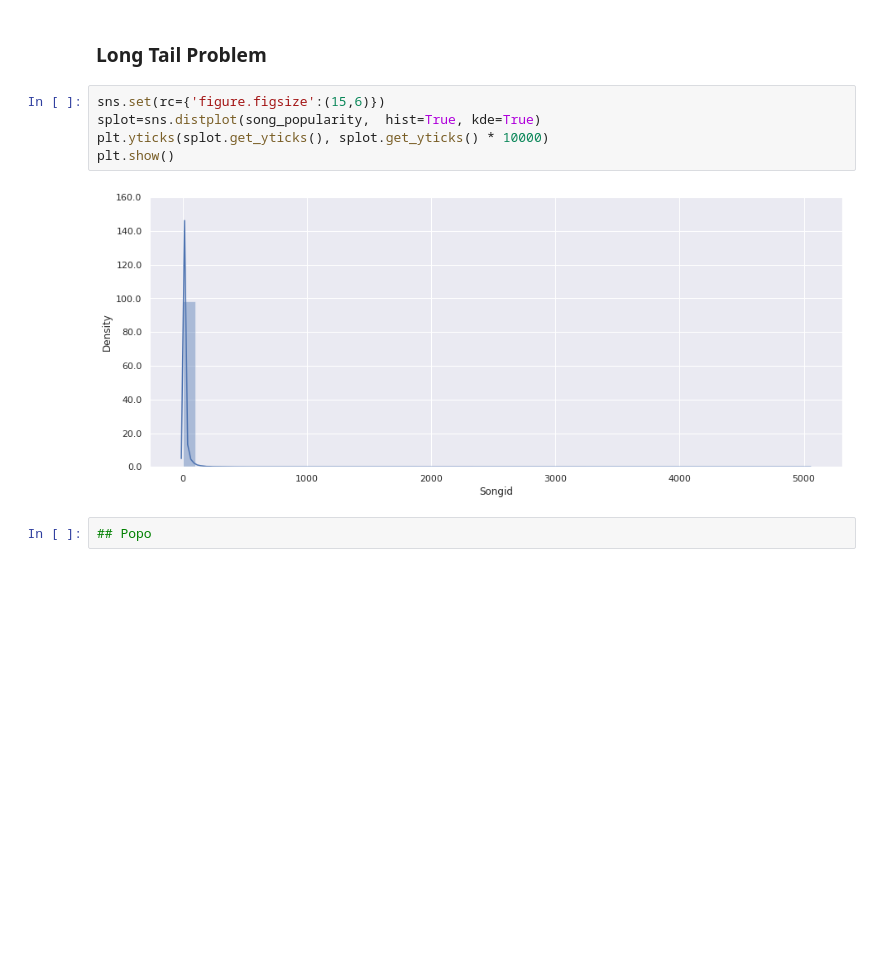
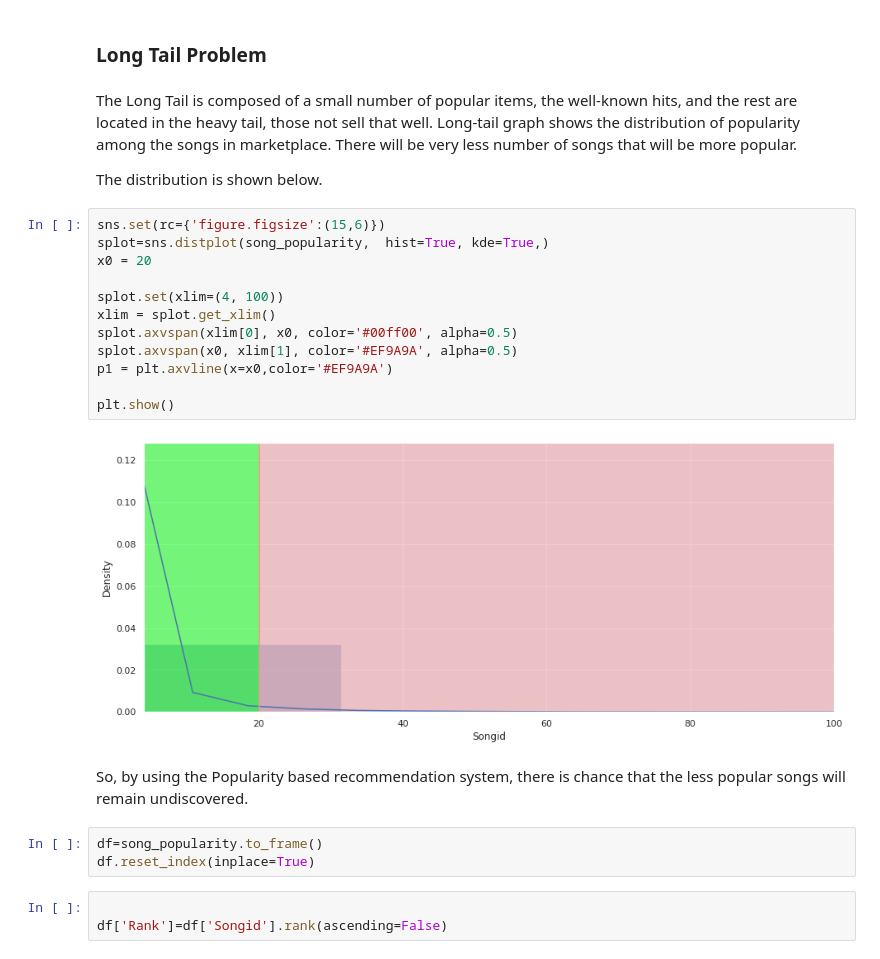
Before and after one commit to GousemujeebShaik/Case-Studies, a Jupyter notebook: RecomenderSystem.ipynb, the cells around one changed output. Cells and saved outputs as stored; diff of their text form; blank space fills up the shorter version.

```diff
--- a/RecomenderSystem.ipynb
+++ b/RecomenderSystem.ipynb
@@ -557,12 +558,29 @@ This Mainly comes in picture when the user is new or if when we don't have more
 2. The system would recommend the same sort of products/movies which are solely based upon popularity to every other user.
 # %% [markdown]
 ### Long Tail Problem
+# %% [markdown]
+The Long Tail is composed of a small number of popular items, the well-known hits, and the rest are located in the heavy tail, those not sell that well. Long-tail graph shows the distribution of popularity  among the songs in marketplace. There will be very less number of songs that will be more popular.
+
+The distribution is shown below.
 # %%
 sns.set(rc={'figure.figsize':(15,6)})
-splot=sns.distplot(song_popularity,  hist=True, kde=True)
-plt.yticks(splot.get_yticks(), splot.get_yticks() * 10000)
+splot=sns.distplot(song_popularity,  hist=True, kde=True,)
+x0 = 20
+
+splot.set(xlim=(4, 100))
+xlim = splot.get_xlim()
+splot.axvspan(xlim[0], x0, color='#00ff00', alpha=0.5)
+splot.axvspan(x0, xlim[1], color='#EF9A9A', alpha=0.5)
+p1 = plt.axvline(x=x0,color='#EF9A9A')
+
 plt.show()
 # %% [output]
-[figure, old version]
+[figure, new version]
-# %%
-## Popo
+# %% [markdown]
+So, by using the Popularity based recommendation system, there is chance that the less popular songs will remain undiscovered.
+# %%
+df=song_popularity.to_frame()
+df.reset_index(inplace=True)
+# %%
+
+df['Rank']=df['Songid'].rank(ascending=False)
```
Also changed, not shown: parts of 35 cells of this notebook.
